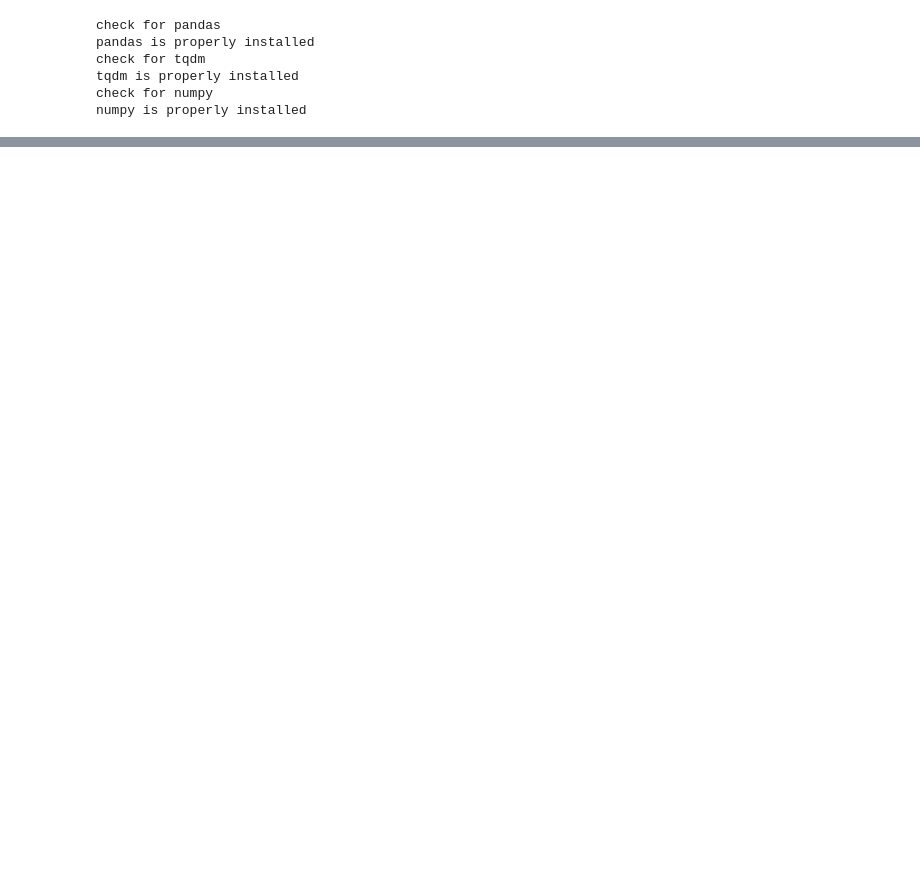
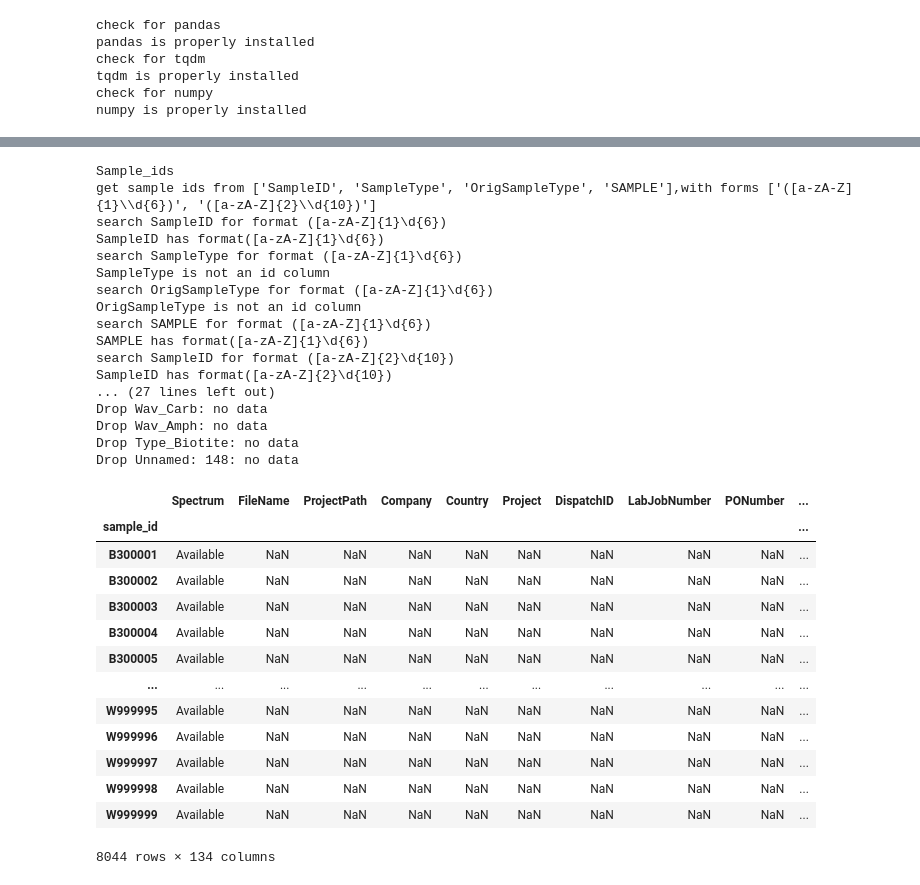
Before and after one commit to amundsentech/Kay_master_merge, a Jupyter notebook: Scratchpaper.ipynb, the cells around one changed output, grey strips where cells are left out. Drawn from its saved outputs; the diff is of its cells as text; code cells hidden in the pictures; blank space fills up the shorter version.

```diff
--- a/Scratchpaper.ipynb
+++ b/Scratchpaper.ipynb
@@ -425,0 +23,3 @@ merged.to_excel('/Volumes/GoogleDrive/Shared drives/AMC Projects/_AZ_Kay/_Master
+# %%
+data=pd.read_csv('/Users/sebastiancoombs/Documents/GitHub/Kay_data/spectral master.csv')
+data
@@ -425,0 +40,35 @@ merged.to_excel('/Volumes/GoogleDrive/Shared drives/AMC Projects/_AZ_Kay/_Master
+# %%
+data=ct.pull_sample_ids(data,id_formats=aconfig.sample_id_formats)
+data
+# %% [output]
+Sample_ids
+get sample ids from ['SampleID', 'SampleType', 'OrigSampleType', 'SAMPLE'],with forms ['([a-zA-Z]{1}\\d{6})', '([a-zA-Z]{2}\\d{10})']
+search SampleID for format ([a-zA-Z]{1}\d{6})
+SampleID has format([a-zA-Z]{1}\d{6})
+search SampleType for format ([a-zA-Z]{1}\d{6})
+SampleType is not an id column
+search OrigSampleType for format ([a-zA-Z]{1}\d{6})
+OrigSampleType is not an id column
+search SAMPLE for format ([a-zA-Z]{1}\d{6})
+SAMPLE has format([a-zA-Z]{1}\d{6})
+search SampleID for format ([a-zA-Z]{2}\d{10})
+SampleID has format([a-zA-Z]{2}\d{10})
+... (27 lines left out)
+Drop Wav_Carb: no data
+Drop Wav_Amph: no data
+Drop Type_Biotite: no data
+Drop Unnamed: 148: no data
+|  | Spectrum | FileName | ProjectPath | Company | Country | Project | DispatchID | LabJobNumber | PONumber | ... |
+| sample_id |  |  |  |  |  |  |  |  |  | ... |
+| B300001 | Available | NaN | NaN | NaN | NaN | NaN | NaN | NaN | NaN | ... |
+| B300002 | Available | NaN | NaN | NaN | NaN | NaN | NaN | NaN | NaN | ... |
+| B300003 | Available | NaN | NaN | NaN | NaN | NaN | NaN | NaN | NaN | ... |
+| B300004 | Available | NaN | NaN | NaN | NaN | NaN | NaN | NaN | NaN | ... |
+| B300005 | Available | NaN | NaN | NaN | NaN | NaN | NaN | NaN | NaN | ... |
+| ... | ... | ... | ... | ... | ... | ... | ... | ... | ... | ... |
+| W999995 | Available | NaN | NaN | NaN | NaN | NaN | NaN | NaN | NaN | ... |
+| W999996 | Available | NaN | NaN | NaN | NaN | NaN | NaN | NaN | NaN | ... |
+| W999997 | Available | NaN | NaN | NaN | NaN | NaN | NaN | NaN | NaN | ... |
+| W999998 | Available | NaN | NaN | NaN | NaN | NaN | NaN | NaN | NaN | ... |
+| W999999 | Available | NaN | NaN | NaN | NaN | NaN | NaN | NaN | NaN | ... |
+8044 rows × 134 columns
```
Also changed, not shown: parts of 33 cells of this notebook, 7 other files.
